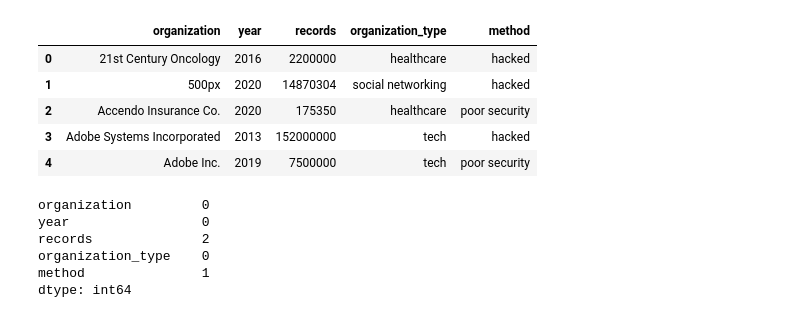
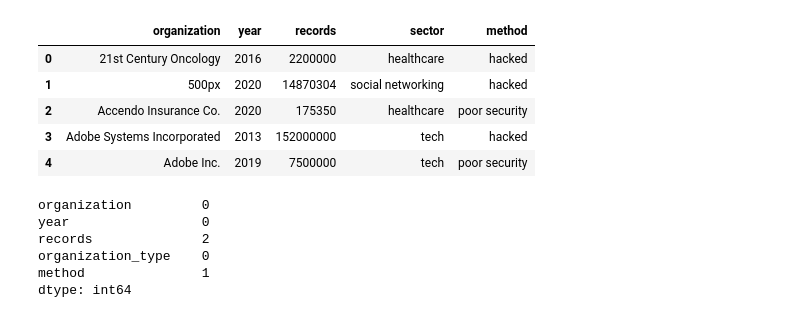
Before and after one commit to iSundhararajan/Unit_3_Project, a Jupyter notebook: data_breaches_analysis.ipynb, the cells around one changed output. Saved outputs shown, nothing was run; the diff lists cells and outputs as text; code cells hidden in the pictures.

```diff
--- a/data_breaches_analysis.ipynb
+++ b/data_breaches_analysis.ipynb
@@ -1,33 +1,36 @@
 # %%
 # import libraries
 import pandas as pd
 import numpy as np
 
 import seaborn as sns
 import matplotlib.pyplot as plt
 
 # Load Data_Breaches.csv
 data_breaches = pd.read_csv("Data_Breaches.csv")
 
 # Cleaned the columns of the dataset
 columns_1 = data_breaches.columns
 
 new_columns_1 = [col.lower().replace(' ', '_') for col in columns_1]
 
 data_breaches.columns = new_columns_1
 
 # Drop unnamed:_0 column
 data_breaches = data_breaches.drop(columns=["unnamed:_0"])
 
 # Drop sources column
 data_breaches = data_breaches.drop(columns=["sources"])
 
 # Rename entity to organization
 data_breaches.rename(columns={'entity': 'organization'}, inplace=True)
 
+# Rename organization_type to sector
+data_breaches.rename(columns={'organization_type': 'sector'}, inplace=True)
+
 data_breaches.head()
 # %% [output]
-|  | organization | year | records | organization_type | method |
+|  | organization | year | records | sector | method |
 | 0 | 21st Century Oncology | 2016 | 2200000 | healthcare | hacked |
 | 1 | 500px | 2020 | 14870304 | social networking | hacked |
 | 2 | Accendo Insurance Co. | 2020 | 175350 | healthcare | poor security |
```
Also changed, not shown: parts of 30 cells of this notebook.
